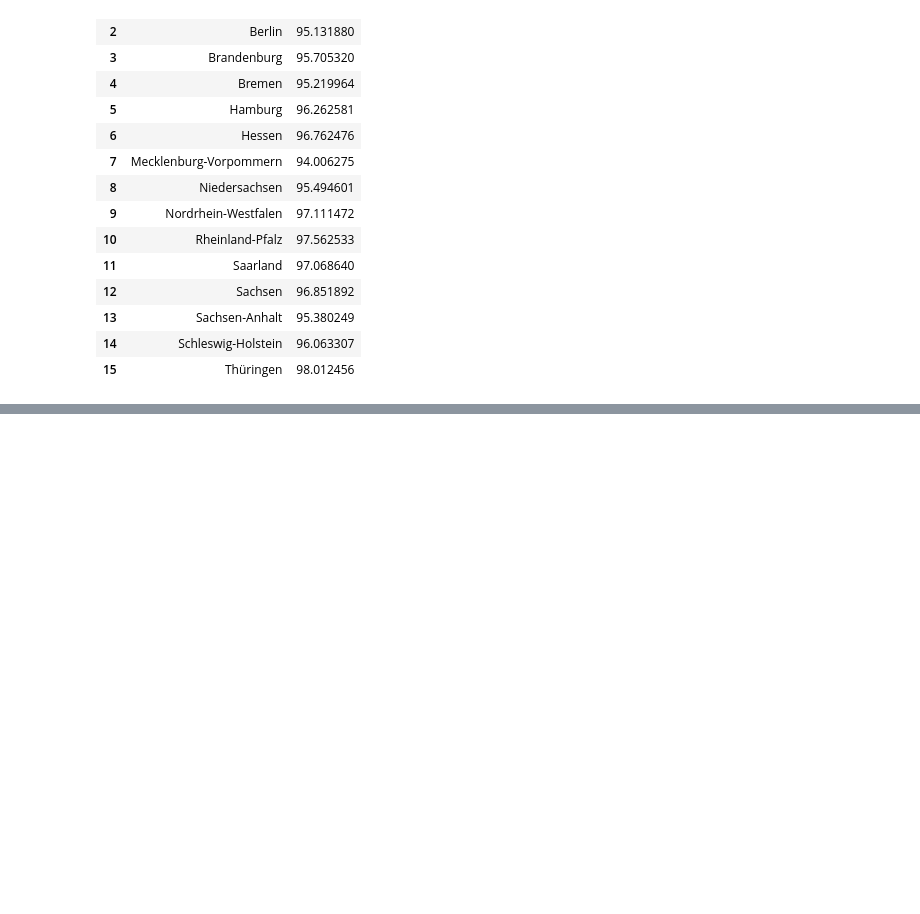
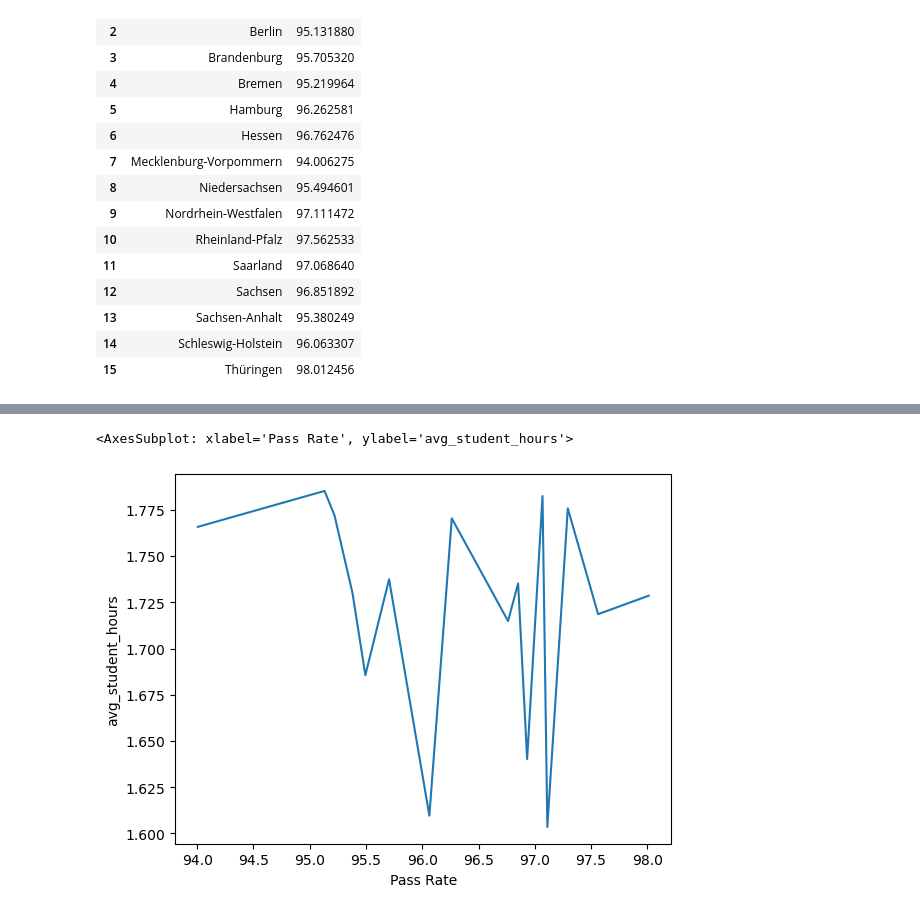
Before and after one commit to Stargazer-ger/capstone_project_hh_23_1, a Jupyter notebook: student_hours_kk.ipynb, the cells around one changed output, grey strips where cells are left out. Cells and saved outputs as stored; diff of their text form; code cells hidden in the pictures; blank space fills up the shorter version.

```diff
--- a/student_hours_kk.ipynb
+++ b/student_hours_kk.ipynb
@@ -239,3 +220,5 @@ avg_student_hours
+# %%
+top_states_highest = avg_student_hours.sort_values('avg_student_hours', ascending=False)
 # %%
 df_avg = exams_concat.groupby('Federal States')['Pass Rate'].mean().reset_index()
 df_avg
@@ -257,6 +240,3 @@ df_avg
 | 13 | Sachsen-Anhalt | 95.380249 |
 | 14 | Schleswig-Holstein | 96.063307 |
 | 15 | Thüringen | 98.012456 |
-# %%
-top_states_highest = df_avg.sort_values('Pass Rate', ascending=False).head(5)
-top_states_highest
@@ -269,0 +243,4 @@ top_states_highest
+# %%
+hypothese2 = pd.merge(df_avg, top_states_highest, on='Federal States')
+# %%
+hypothese2=hypothese2.sort_values('avg_student_hours', ascending=False)
@@ -269,0 +267,5 @@ top_states_highest
+# %%
+sns.lineplot(data=hypothese2, x="Pass Rate", y="avg_student_hours")
+# %% [output]
+<AxesSubplot: xlabel='Pass Rate', ylabel='avg_student_hours'>
+[figure, added]
```
Also changed, not shown: parts of 5 cells of this notebook.
